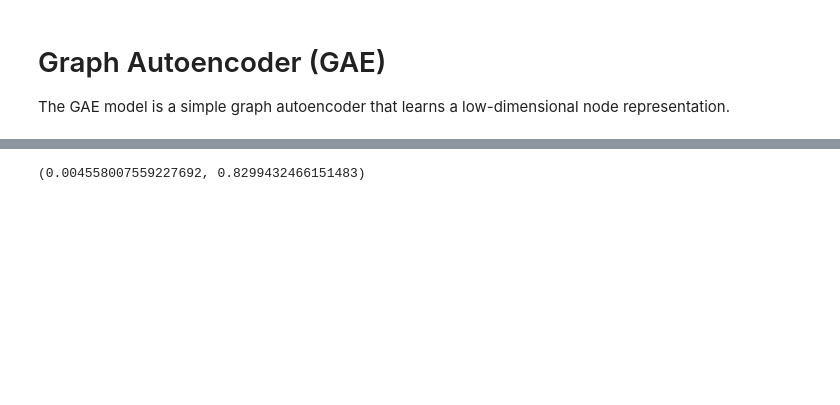
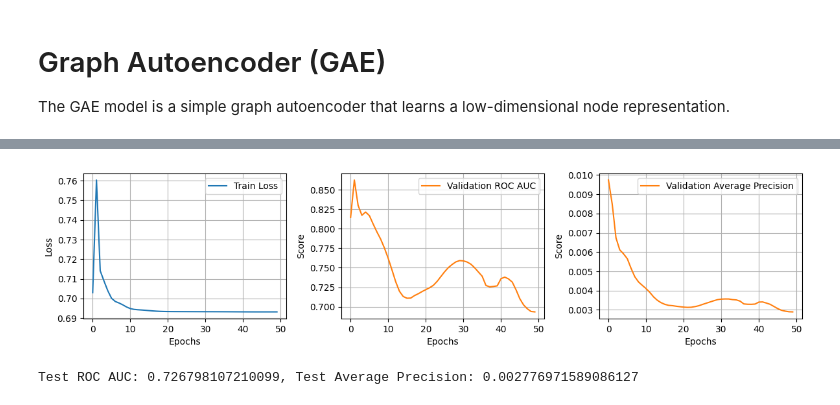
Before and after one commit to timothewt/Autoencoders, a Jupyter notebook: notebooks/graph_autoencoder.ipynb, the cells around one changed output, grey strips where cells are left out. Saved outputs shown, nothing was run; the diff lists cells and outputs as text; code cells hidden in the pictures; blank space fills up the shorter version.

```diff
--- a/notebooks/graph_autoencoder.ipynb
+++ b/notebooks/graph_autoencoder.ipynb
@@ -60,9 +69,8 @@ def gae_loss(adj_hat: torch.tensor, adj: torch.tensor) -> torch.tensor:
 # %%
-def train(data: datasets.Planetoid, gae: GAE, optimizer: torch.optim.Optimizer) -> torch.tensor:
-	adj_hat = gae(data.x[data.train_mask], data.train_edge_index)
-	adj = edge_index_to_adj(data.train_edge_index, data.x[data.train_mask].shape[0])
-	loss = gae_loss(adj_hat, adj)
+def train(model: nn.Module, data: Data, optimizer: torch.optim.Optimizer) -> torch.tensor:
 	optimizer.zero_grad()
+	adj_recon = model(data.x, data.edge_index)
+	loss = model.loss(adj_recon, data.adj)
 	loss.backward()
 	optimizer.step()
 	return loss
@@ -74,10 +77,21 @@ def evaluate(data: datasets.Planetoid, gae: GAE) -> torch.tensor:
+# %%
+def test(model: nn.Module, data: Data) -> tuple[float, float]:
+	with torch.no_grad():
+		adj_recon = model(data.x, data.edge_index)
+		adj_recon, adj = adj_recon.detach().numpy(), data.adj.detach().numpy()
+		roc_auc = roc_auc_score(adj.flatten(), adj_recon.flatten())
+		average_precision = average_precision_score(adj.flatten(), adj_recon.flatten())
+		return roc_auc, average_precision
 # %%
-latent_dim, lr, num_epochs = 8, 1e-3, 12
-gae = GAE(dataset.num_features, latent_dim)
-optimizer = torch.optim.Adam(gae.parameters(), lr=lr)
+latent_dim, lr, num_epochs = 16, .005, 50
+model = GAE(dataset.num_features, latent_dim)
+optimizer = torch.optim.Adam(model.parameters(), lr=lr)
 # %%
-train_loss, validation_loss = [], []
+train_losses, val_roc_aucs, val_average_precisions = [], [], []
 for epoch in (pbar := tqdm(range(num_epochs), desc="Epochs")):
-	train_loss.append(train(dataset, gae, optimizer).item())
-	validation_loss.append(evaluate(dataset, gae).item())
-	pbar.set_postfix({"Train Loss": train_loss[-1], "Validation Loss": validation_loss[-1]})
+	train_loss = train(model, train_data, optimizer)
+	val_roc_auc, val_average_precision = test(model, val_data)
+	train_losses.append(train_loss.item())
+	val_roc_aucs.append(val_roc_auc.item())
+	val_average_precisions.append(val_average_precision.item())
+	pbar.set_postfix({"Train Loss": train_loss.item(), "Validation ROC AUC": val_roc_auc, "Validation Average Precision": val_average_precision})
@@ -94,6 +98,19 @@ plt.show()
-# %%
-adj_hat = gae(dataset.x[dataset.test_mask], dataset.test_edge_index)
-adj = edge_index_to_adj(dataset.test_edge_index, dataset.x[dataset.test_mask].shape[0])
-average_precision_score(adj.view(-1).detach().numpy(), adj_hat.view(-1).detach().numpy()), roc_auc_score(adj.view(-1).detach().numpy(), adj_hat.view(-1).detach().numpy())
-# %% [output]
-(0.004558007559227692, 0.8299432466151483)
+# %%
+fig, axs = plt.subplots(1, 3, figsize=(12, 3))
+axs[0].plot(train_losses, label="Train Loss")
+axs[1].plot(val_roc_aucs, label="Validation ROC AUC", c="C1")
+axs[2].plot(val_average_precisions, label="Validation Average Precision", c="C1")
+for i in range(3):
+	axs[i].set_xlabel("Epochs")
+	axs[i].set_ylabel("Loss" if i == 0 else "Score")
+	axs[i].legend()
+	axs[i].grid()
+plt.tight_layout()
+plt.show()
+# %% [output]
+[figure, added]
+# %%
+test_roc_auc, test_average_precision = test(model, test_data)
+print(f"Test ROC AUC: {test_roc_auc}, Test Average Precision: {test_average_precision}")
+# %% [output]
+Test ROC AUC: 0.726798107210099, Test Average Precision: 0.002776971589086127
```
Also changed, not shown: parts of 10 cells of this notebook.
